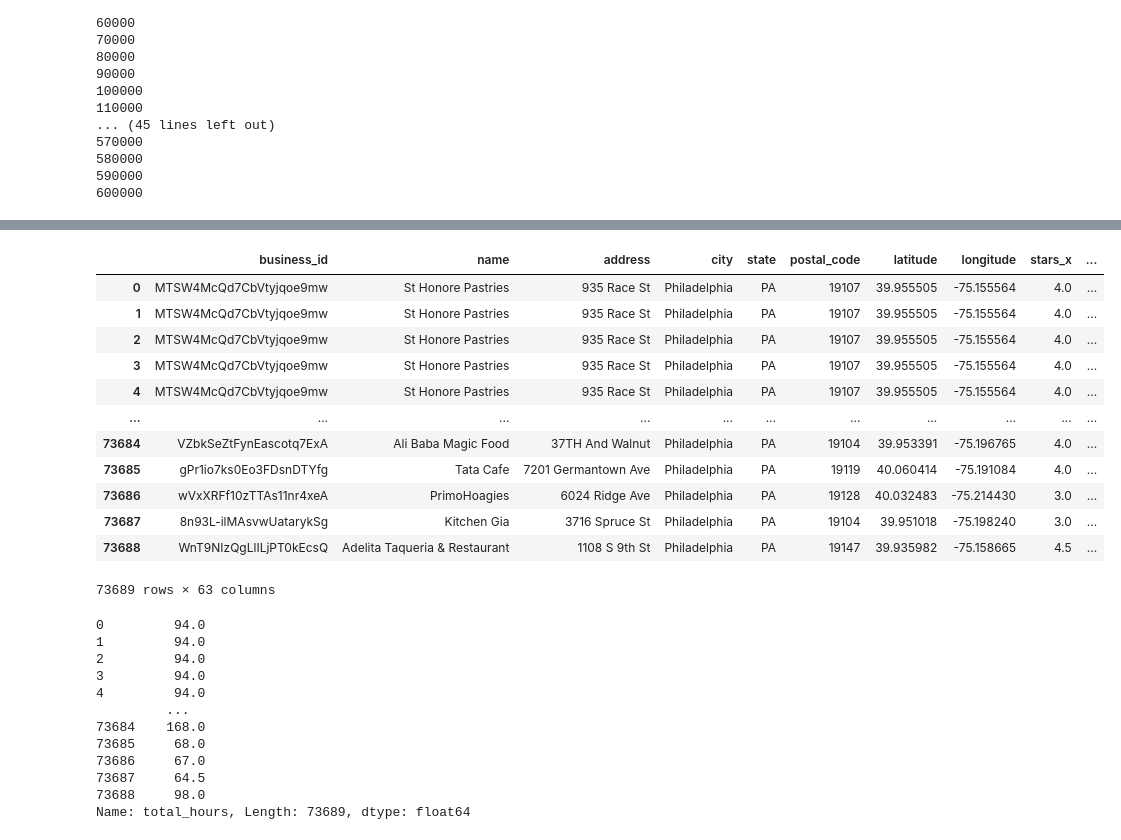
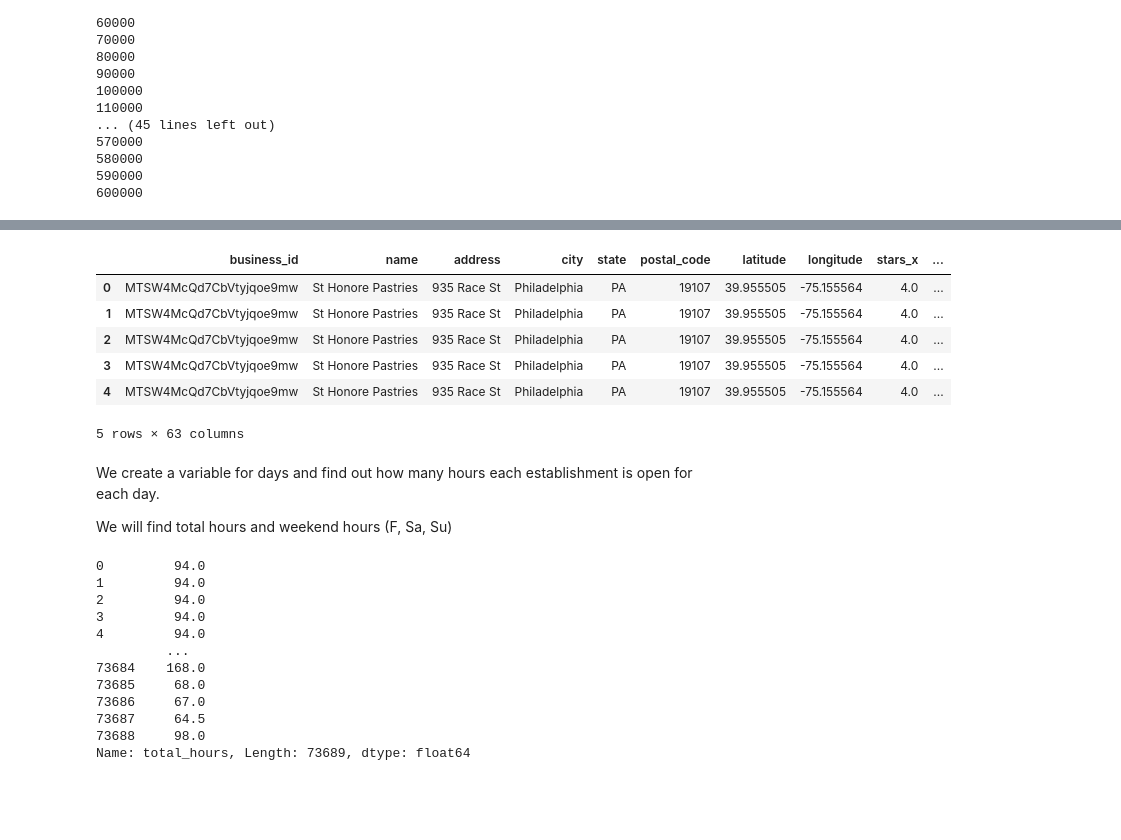
Before and after one commit to RaymondLeong94/Flatiron_Capstone_Project-, a Jupyter notebook: Notebook 2 EDA_Entity Extraction_other FE.ipynb, the cells around one changed output, grey strips where cells are left out. Cells and saved outputs as stored; diff of their text form; code cells hidden in the pictures; blank space fills up the shorter version.

```diff
--- a/Notebook 2 EDA_Entity Extraction_other FE.ipynb
+++ b/Notebook 2 EDA_Entity Extraction_other FE.ipynb
@@ -5,6 +22,7 @@ Goal: Obtain a DF with some FE variables
 # %%
-#create a buisness std data frame to concate with attributes and hours on a normalized json
-#the normalized json will then dissect the dictionary into its emperical form
+#Like notebook 1 we will break down the attributes and hours columns from business
+import pandas as pd
+pd.set_option('mode.chained_assignment', None)
 business = pd.read_json('yelp_academic_dataset_business.json', lines =True)
 business_attributes = pd.json_normalize(business['attributes'])
 business_hours = pd.json_normalize(business['hours'])
@@ -99,3 +122,3 @@ from geopy import distance
 # %%
 #obtain the data from philly only
-geo_example_philly= buisness_data_prep_copy[buisness_data_prep_copy['city'] == 'Philadelphia']
+geo_example_philly= buisness_data_prep_copy[buisness_data_prep_copy['city'] == ("Philadelphia")]
@@ -205,17 +189,11 @@ buisness_data_prep_copy
 yelp_philly_merge= pd.merge(geo_example_philly, yelp_reviews_raw, on='business_id', how ="left")
 # %%
-yelp_philly_merge
+yelp_philly_merge.head(5)
 # %% [output]
 |  | business_id | name | address | city | state | postal_code | latitude | longitude | stars_x | ... |
 | 0 | MTSW4McQd7CbVtyjqoe9mw | St Honore Pastries | 935 Race St | Philadelphia | PA | 19107 | 39.955505 | -75.155564 | 4.0 | ... |
 | 1 | MTSW4McQd7CbVtyjqoe9mw | St Honore Pastries | 935 Race St | Philadelphia | PA | 19107 | 39.955505 | -75.155564 | 4.0 | ... |
 | 2 | MTSW4McQd7CbVtyjqoe9mw | St Honore Pastries | 935 Race St | Philadelphia | PA | 19107 | 39.955505 | -75.155564 | 4.0 | ... |
 | 3 | MTSW4McQd7CbVtyjqoe9mw | St Honore Pastries | 935 Race St | Philadelphia | PA | 19107 | 39.955505 | -75.155564 | 4.0 | ... |
 | 4 | MTSW4McQd7CbVtyjqoe9mw | St Honore Pastries | 935 Race St | Philadelphia | PA | 19107 | 39.955505 | -75.155564 | 4.0 | ... |
-| ... | ... | ... | ... | ... | ... | ... | ... | ... | ... | ... |
-| 73684 | VZbkSeZtFynEascotq7ExA | Ali Baba Magic Food | 37TH And Walnut | Philadelphia | PA | 19104 | 39.953391 | -75.196765 | 4.0 | ... |
-| 73685 | gPr1io7ks0Eo3FDsnDTYfg | Tata Cafe | 7201 Germantown Ave | Philadelphia | PA | 19119 | 40.060414 | -75.191084 | 4.0 | ... |
-| 73686 | wVxXRFf10zTTAs11nr4xeA | PrimoHoagies | 6024 Ridge Ave | Philadelphia | PA | 19128 | 40.032483 | -75.214430 | 3.0 | ... |
-| 73687 | 8n93L-ilMAsvwUatarykSg | Kitchen Gia | 3716 Spruce St | Philadelphia | PA | 19104 | 39.951018 | -75.198240 | 3.0 | ... |
-| 73688 | WnT9NIzQgLlILjPT0kEcsQ | Adelita Taqueria & Restaurant | 1108 S 9th St | Philadelphia | PA | 19147 | 39.935982 | -75.158665 | 4.5 | ... |
-73689 rows × 63 columns
+5 rows × 63 columns
@@ -228,0 +200,4 @@ import numpy
+# %% [markdown]
+We create a variable for days and find out how many hours each establishment is open for each day.
+
+We will find total hours and weekend hours (F, Sa, Su)
```
Also changed, not shown: parts of 97 cells of this notebook.
